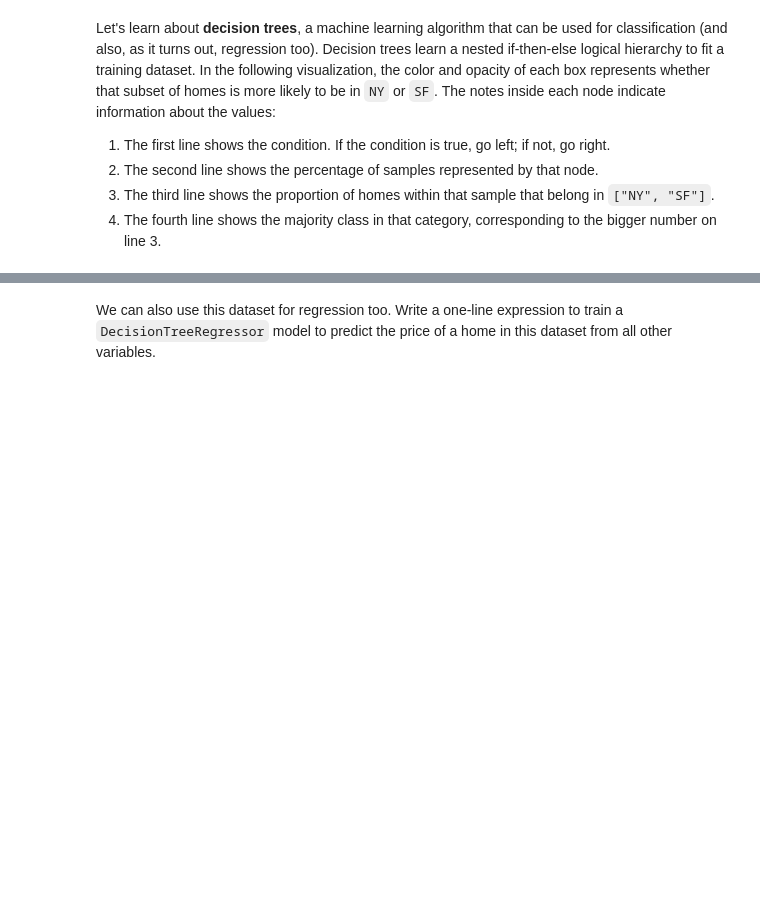
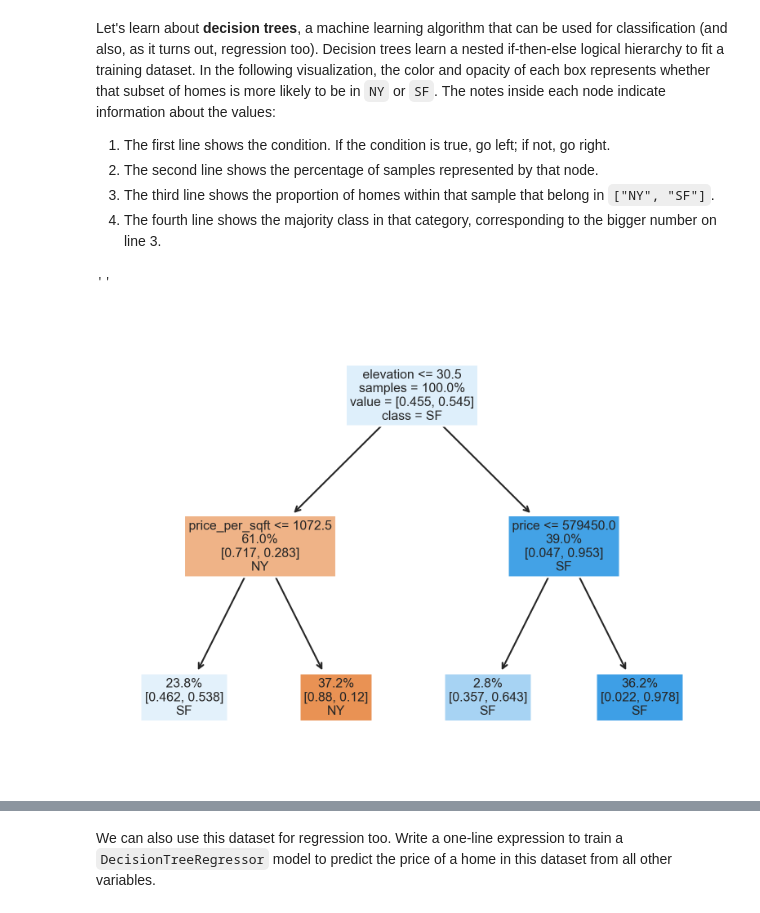
Before and after one commit to SHTG1itch/prep-for-data-structures, a Jupyter notebook: learning-algorithms (1).ipynb, the cells around one changed output, grey strips where cells are left out. Drawn from its saved outputs; the diff is of its cells as text; code cells hidden in the pictures; blank space fills up the shorter version.

```diff
--- a/learning-algorithms (1).ipynb
+++ b/learning-algorithms (1).ipynb
@@ -218,22 +268,25 @@ Let's learn about **decision trees**, a machine learning algorithm that can be u
 # %%
 from sklearn.tree import DecisionTreeClassifier, plot_tree
 X = homes.drop("city", axis=1)
 y = homes["city"]
 clf = DecisionTreeClassifier(max_depth=2).fit(X, y)
 
 import matplotlib.pyplot as plt
 plt.figure(dpi=300)
 plot_tree(
     clf,
-    feature_names=X.columns,
+    feature_names= list(X.columns),
     class_names=["NY", "SF"],
     label="root",
     filled=True,
     impurity=False,
     proportion=True,
     rounded=False
 )
 display("")
+# %% [output]
+''
+[figure, added]
 # %%
 # And using default for arbitrary depth
 
```
Also changed, not shown: parts of 10 cells of this notebook.
